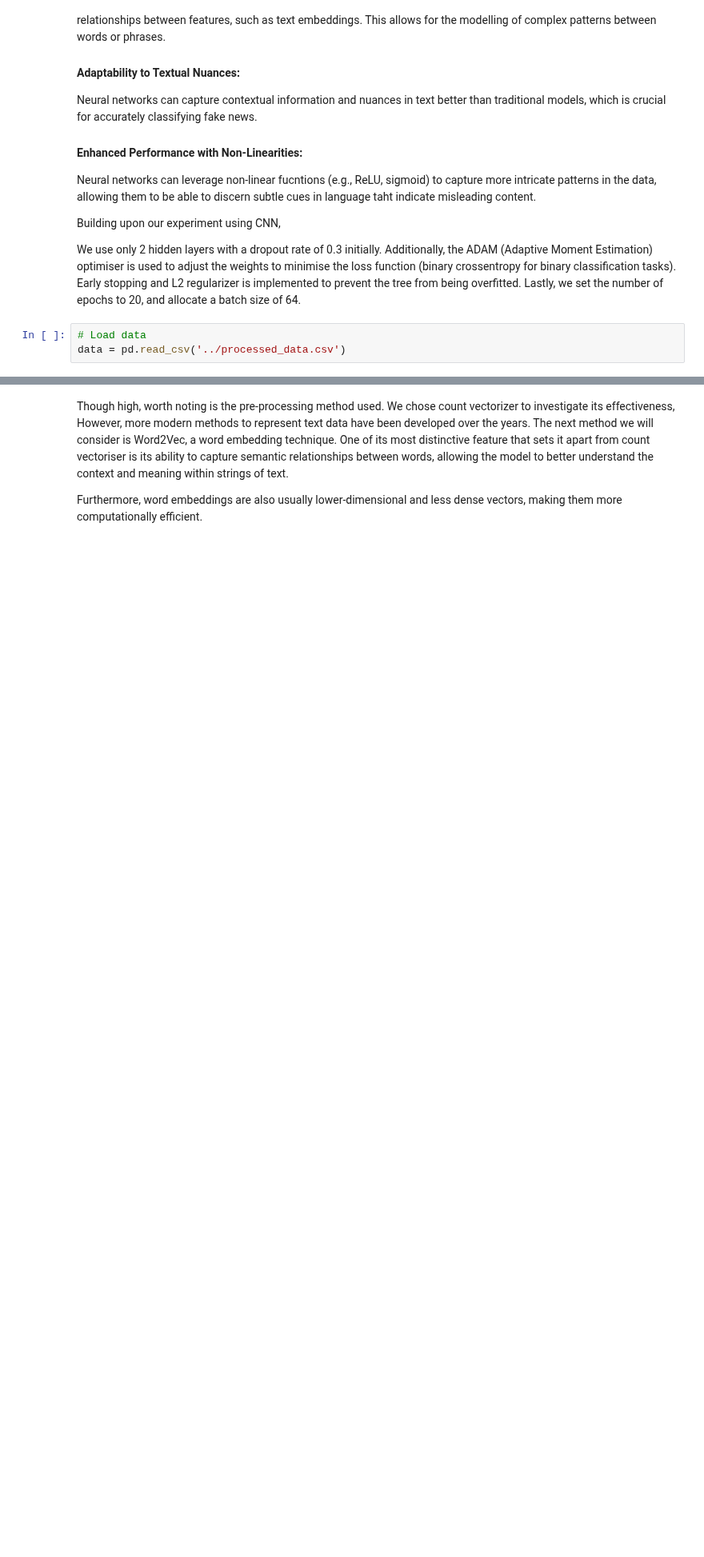
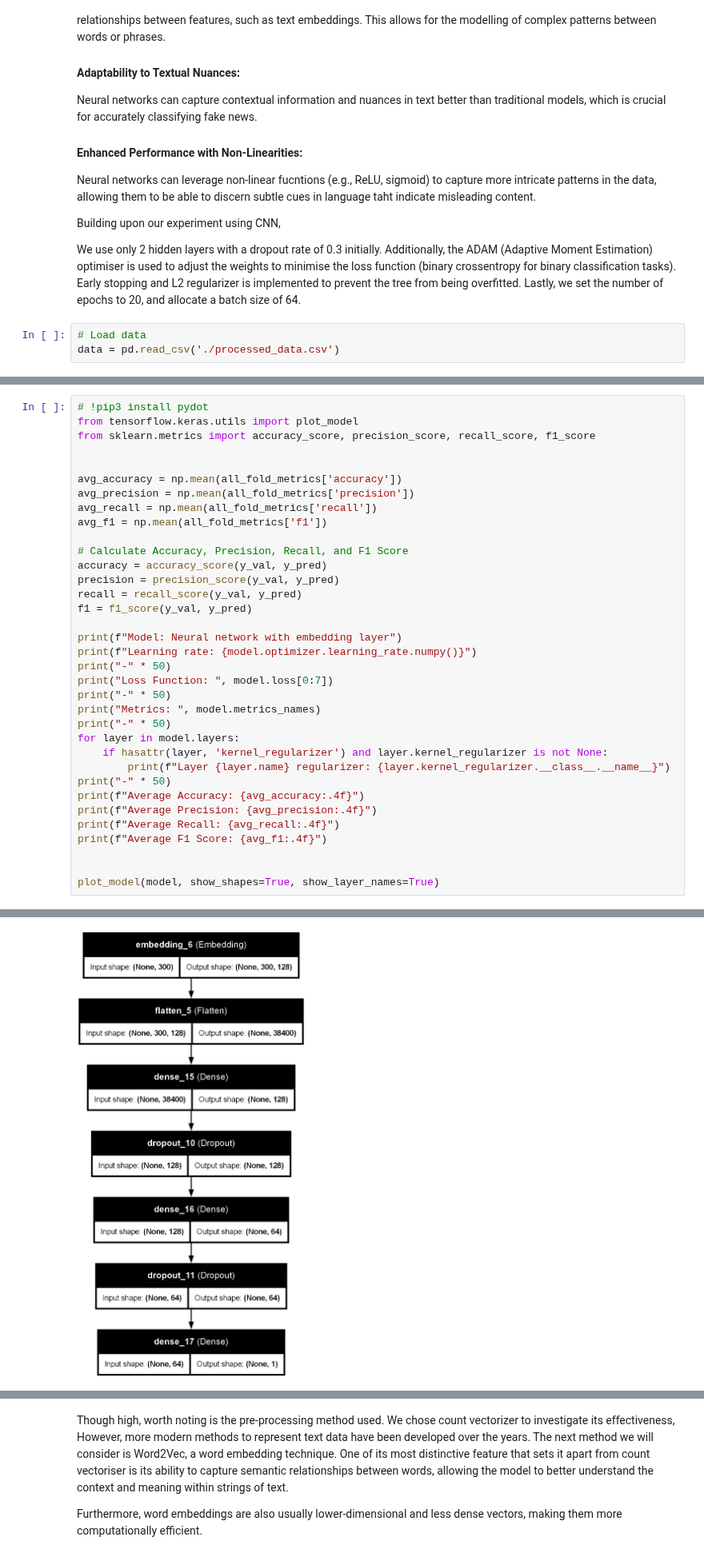
Before and after one commit to shaunzzhou/DM-Fake-News-Detection, a Jupyter notebook: model_experiements/neural_network_cv.ipynb, the cells around one changed output, grey strips where cells are left out. Shown at 80% size. Cells and saved outputs as stored; diff of their text form; blank space fills up the shorter version.

Commit message:
nn with embedding layer

```diff
--- a/model_experiements/neural_network_cv.ipynb
+++ b/model_experiements/neural_network_cv.ipynb
@@ -78,4 +78,4 @@ Early stopping and L2 regularizer is implemented to prevent the tree from being
 Lastly, we set the number of epochs to 20, and allocate a batch size of 64.
 # %%
 # Load data
-data = pd.read_csv('../processed_data.csv')
+data = pd.read_csv('./processed_data.csv')
@@ -81,0 +252,36 @@ data = pd.read_csv('../processed_data.csv')
+# %%
+# !pip3 install pydot
+from tensorflow.keras.utils import plot_model
+from sklearn.metrics import accuracy_score, precision_score, recall_score, f1_score
+
+
+avg_accuracy = np.mean(all_fold_metrics['accuracy'])
+avg_precision = np.mean(all_fold_metrics['precision'])
+avg_recall = np.mean(all_fold_metrics['recall'])
+avg_f1 = np.mean(all_fold_metrics['f1'])
+
+# Calculate Accuracy, Precision, Recall, and F1 Score
+accuracy = accuracy_score(y_val, y_pred)
+precision = precision_score(y_val, y_pred)
+recall = recall_score(y_val, y_pred)
+f1 = f1_score(y_val, y_pred)
+
+print(f"Model: Neural network with embedding layer")
+print(f"Learning rate: {model.optimizer.learning_rate.numpy()}")
+print("-" * 50)
+print("Loss Function: ", model.loss[0:7])
+print("-" * 50)
+print("Metrics: ", model.metrics_names)
+print("-" * 50)
+for layer in model.layers:
+    if hasattr(layer, 'kernel_regularizer') and layer.kernel_regularizer is not None:
+        print(f"Layer {layer.name} regularizer: {layer.kernel_regularizer.__class__.__name__}")
+print("-" * 50)
+print(f"Average Accuracy: {avg_accuracy:.4f}")
+print(f"Average Precision: {avg_precision:.4f}")
+print(f"Average Recall: {avg_recall:.4f}")
+print(f"Average F1 Score: {avg_f1:.4f}")
+
+
+plot_model(model, show_shapes=True, show_layer_names=True)
+# %% [output]
@@ -82,3 +303,4 @@ data = pd.read_csv('../processed_data.csv')
+[figure, added]
 # %%
 from tensorflow.keras.models import Sequential
 from tensorflow.keras.layers import Embedding, Dense, Dropout, Flatten
```
Also changed, not shown: parts of 5 cells of this notebook.
